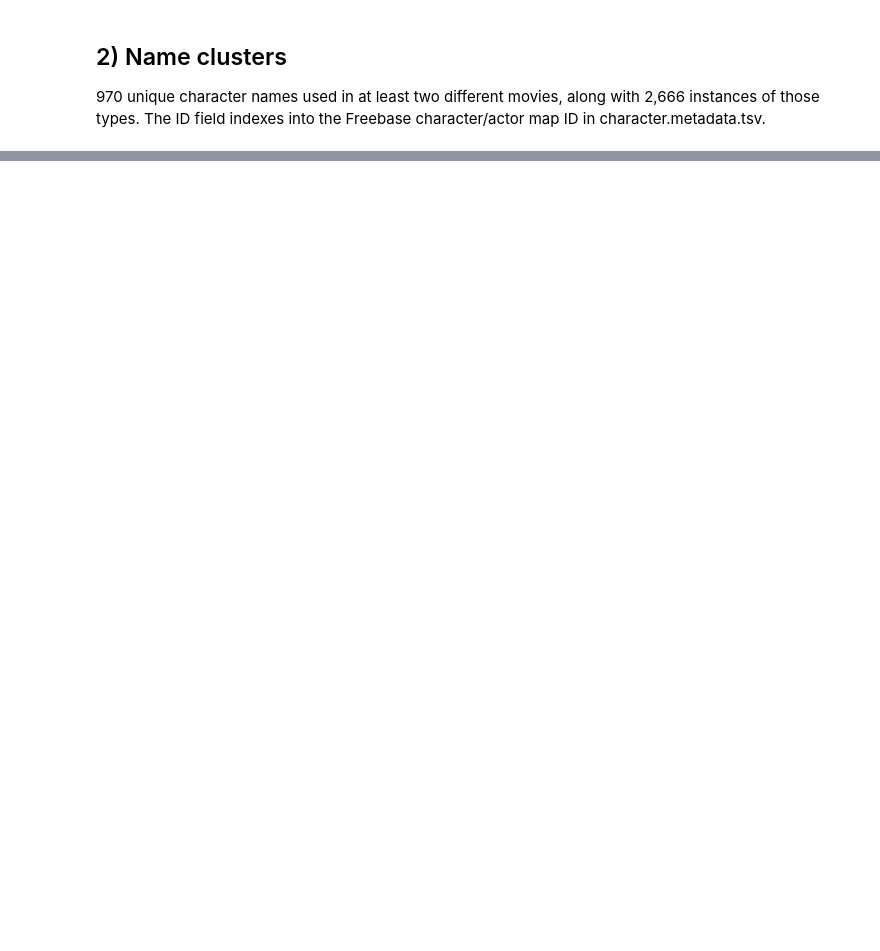
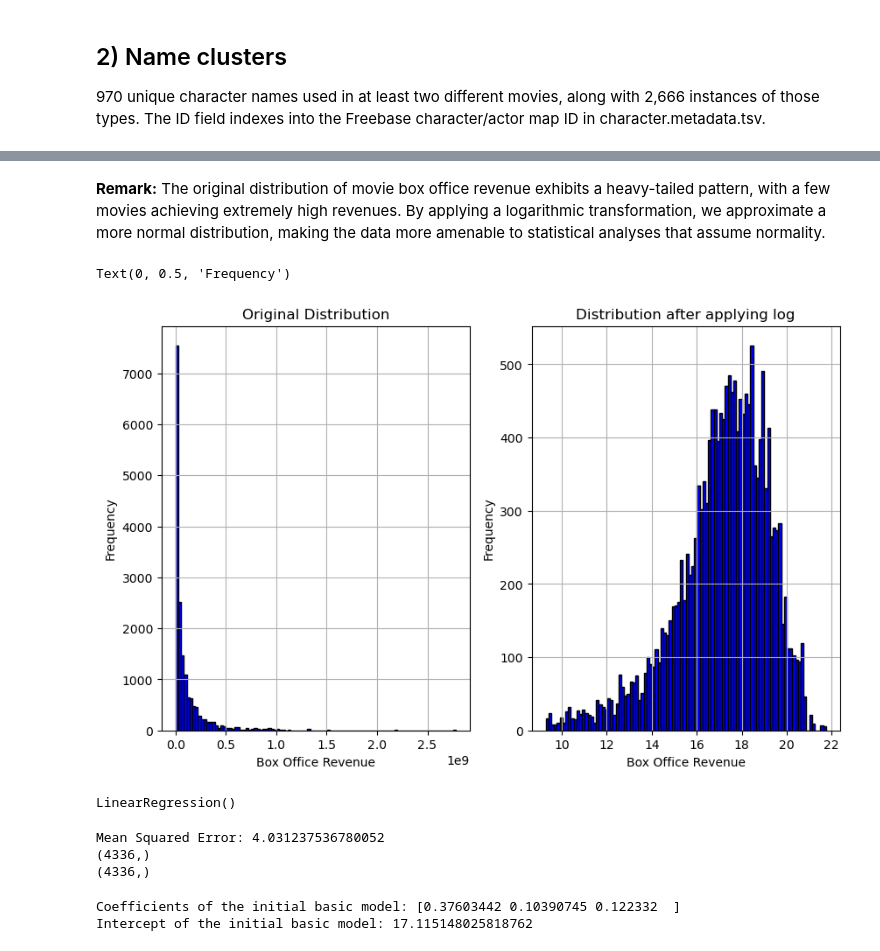
Before and after one commit to epfl-ada/ada-2023-project-adaflix, a Jupyter notebook: milestone_2.ipynb, the cells around one changed output, grey strips where cells are left out. Cells and saved outputs as stored; diff of their text form; code cells hidden in the pictures; blank space fills up the shorter version.

Commit message:
linear reg sentiment + NER + important features

```diff
--- a/milestone_2.ipynb
+++ b/milestone_2.ipynb
@@ -188,0 +465,17 @@ print(summary_metadata.shape)
+# %% [markdown]
+**Remark:** The original distribution of movie box office revenue exhibits a heavy-tailed pattern, with a few movies achieving extremely high revenues. By applying a logarithmic transformation, we approximate a more normal distribution, making the data more amenable to statistical analyses that assume normality.
+# %%
+fig, axs = plt.subplots(1, 2, figsize=(10, 6))
+
+# Plotting the original distribution and the distribution after applying log function on the revenue feature
+movie_character_metadata_train["Movie box office revenue"].hist(ax=axs[0], bins=100, color='blue', edgecolor='black')
+movie_character_metadata_train["Movie box office revenue"].apply(lambda x: np.log(x)).hist(ax=axs[1], bins=100, color='blue', edgecolor='black')
+axs[0].set_title('Original Distribution')
+axs[0].set_xlabel('Box Office Revenue')
+axs[0].set_ylabel('Frequency')
+axs[1].set_title('Distribution after applying log')
+axs[1].set_xlabel('Box Office Revenue')
+axs[1].set_ylabel('Frequency')
+# %% [output]
+Text(0, 0.5, 'Frequency')
+[figure, added]
@@ -188,0 +499,36 @@ print(summary_metadata.shape)
+# %%
+#standerdize train and test features
+movie_character_metadata_train_features_std, movie_character_metadata_test_features_std = \
+    standerdize(movie_character_metadata_train_features, movie_character_metadata_test_features)
+
+#train a linear regression model on the train set
+model = LinearRegression()
+model.fit(movie_character_metadata_train_features_std,movie_character_metadata_train_label)
+# %% [output]
+LinearRegression()
+# %%
+#prediction on test features
+movie_character_metadata_prediction = model.predict(movie_character_metadata_test_features_std)
+
+#Evaluate the model
+mse = mean_squared_error(movie_character_metadata_test_label, movie_character_metadata_prediction)
+print("Mean Squared Error:", mse)
+print(movie_character_metadata_prediction.shape)
+print(movie_character_metadata_test_label.shape)
+# %% [output]
+Mean Squared Error: 4.031237536780052
+(4336,)
+(4336,)
+# %%
+# Get the coefficients of the model
+coefficients = model.coef_
+
+# Get the intercept of the model
+intercept = model.intercept_
+
+# Print or use the coefficients and intercept as needed
+print("Coefficients of the initial basic model:", coefficients)
+print("Intercept of the initial basic model:", intercept)
+# %% [output]
+Coefficients of the initial basic model: [0.37603442 0.10390745 0.122332  ]
+Intercept of the initial basic model: 17.115148025818762
```
Also changed, not shown: parts of 61 cells of this notebook, 1 other file.
